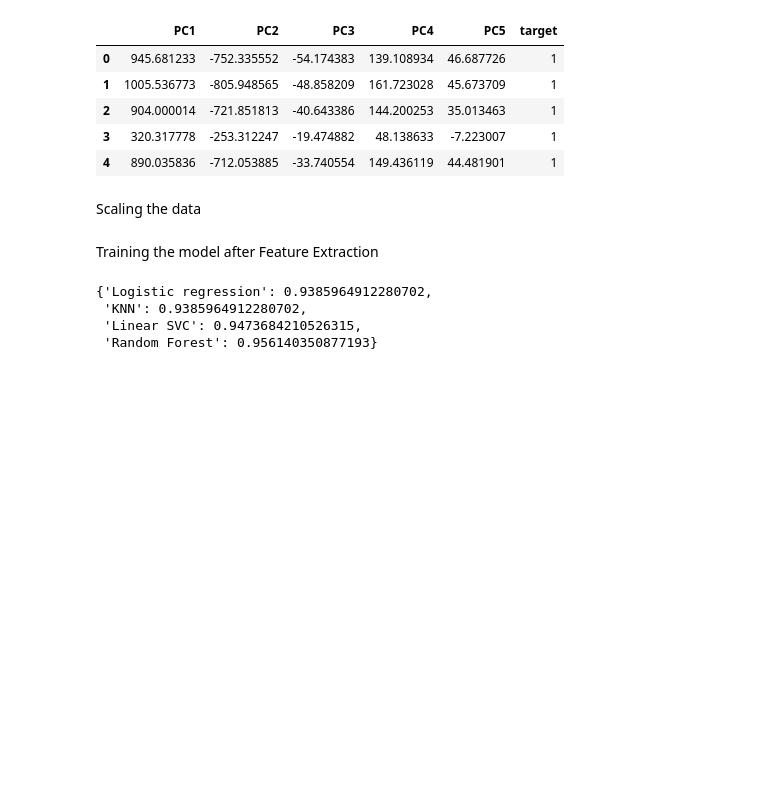
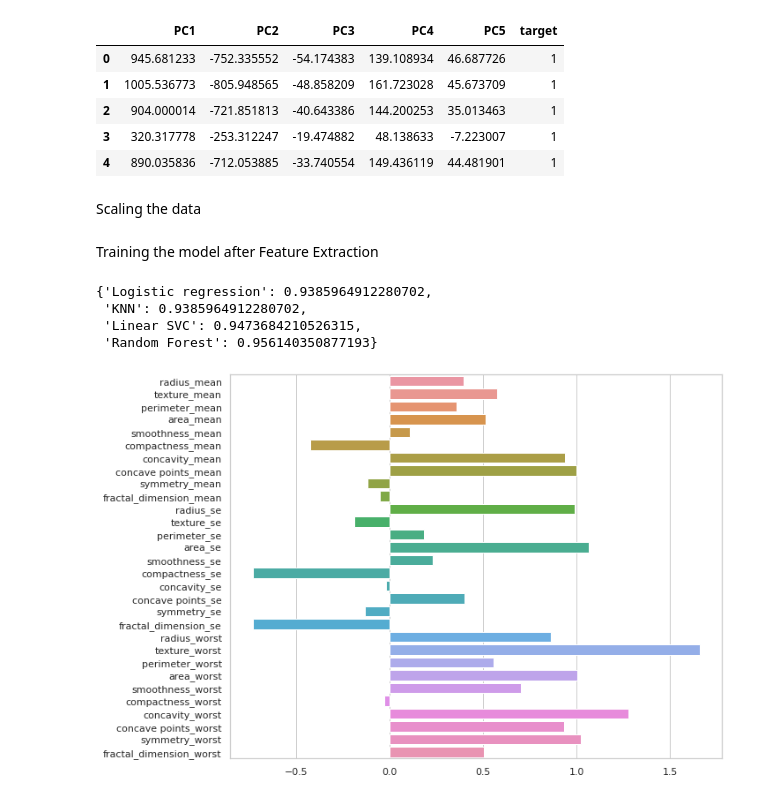
Before and after one commit to jedisam/Causal_inference, a Jupyter notebook: notebooks/model1.ipynb, the cells around one changed output. Saved outputs shown, nothing was run; the diff lists cells and outputs as text; code cells hidden in the pictures; blank space fills up the shorter version.

Commit message:
feature importance plot

```diff
--- a/notebooks/model1.ipynb
+++ b/notebooks/model1.ipynb
@@ -188,3 +188,13 @@ scores
  'KNN': 0.9385964912280702,
  'Linear SVC': 0.9473684210526315,
  'Random Forest': 0.956140350877193}
+# %%
+lr = LogisticRegression()
+lr_model = lr.fit(X_train, y_train)
+val_accuracy = lr_model.score(X_test, y_test)
+# %%
+ad = data.drop(['diagnosis'], axis=1)
+# %%
+model.feature_importance(ad, lr_model)
+# %% [output]
+[figure, added]
```
Also changed, not shown: parts of 3 cells of this notebook.
